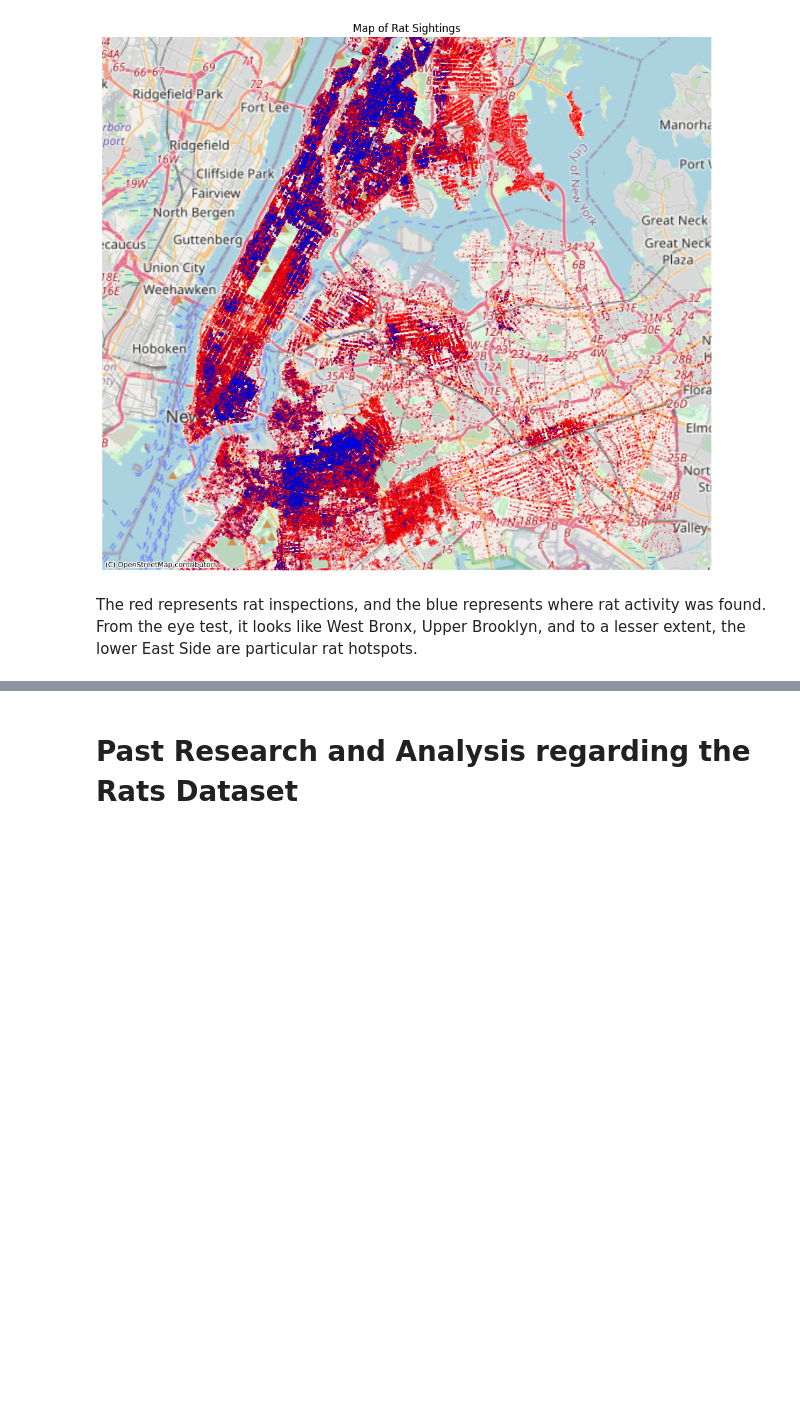
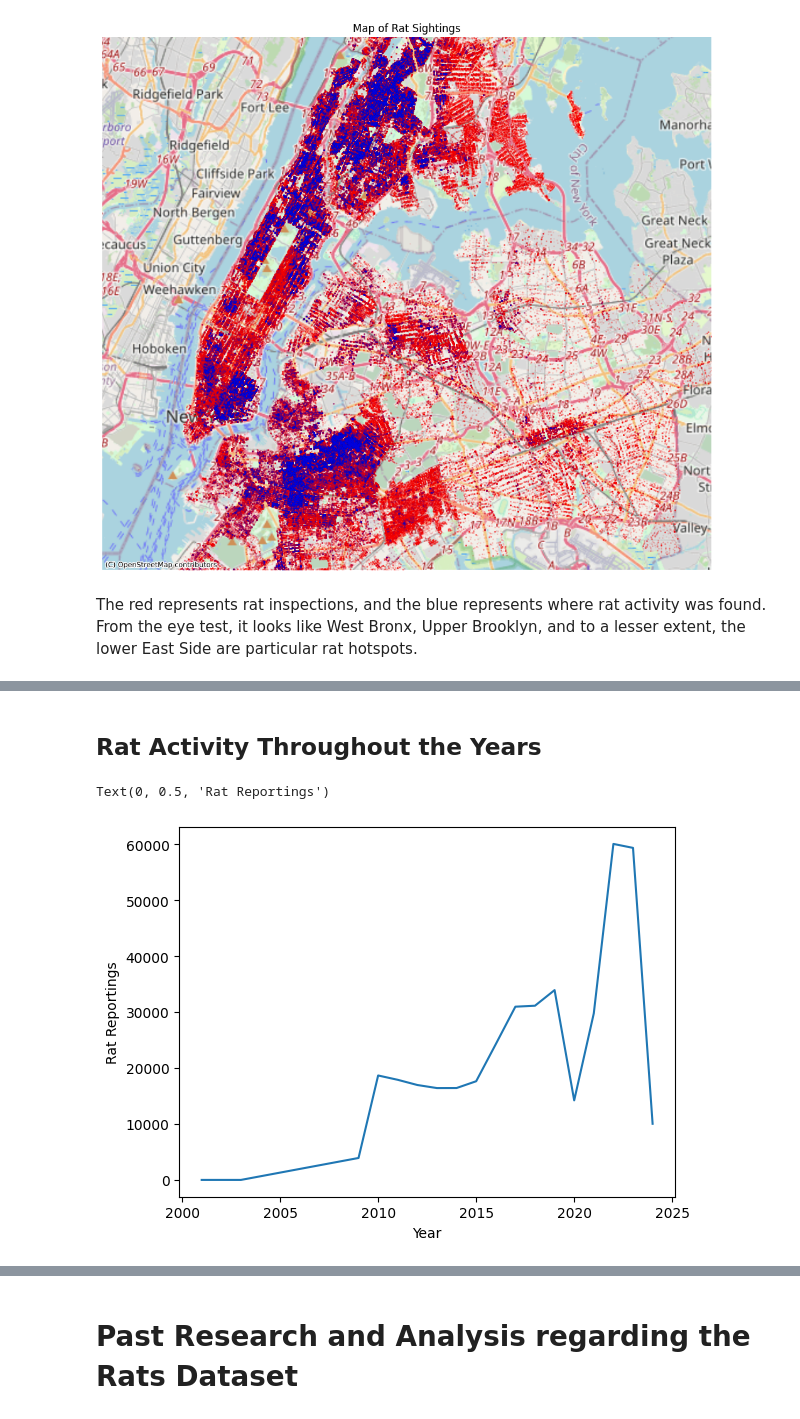
Before and after one commit to beachu23/final_proj_189, a Jupyter notebook: Final_project.ipynb, the cells around one changed output, grey strips where cells are left out. Drawn from its saved outputs; the diff is of its cells as text; code cells hidden in the pictures; blank space fills up the shorter version.

```diff
--- a/Final_project.ipynb
+++ b/Final_project.ipynb
@@ -83,4 +88,4 @@ df['YEAR'] = df['INSPECTION_DATE'].dt.year
 df['MONTH'] = df['INSPECTION_DATE'].dt.month
 df['DAY'] = df['INSPECTION_DATE'].dt.day
 df.set_index('JOB_TICKET_OR_WORK_ORDER_ID')
-df.drop(columns = ['JOB_ID', 'BBL', 'HOUSE_NUMBER', 'LOT', 'STREET_NAME', 'X_COORD', 'Y_COORD', 'LATITUDE', 'LONGITUDE', 'LOCATION'])
+df = df.drop(columns = ['BBL', 'HOUSE_NUMBER', 'LOT', 'STREET_NAME', 'X_COORD', 'Y_COORD', 'LATITUDE', 'LONGITUDE', 'LOCATION', 'COMMUNITY BOARD', 'CENSUS TRACT', 'BIN', 'NTA', 'DAY'])
@@ -100,0 +92,17 @@ df.drop(columns = ['JOB_ID', 'BBL', 'HOUSE_NUMBER', 'LOT', 'STREET_NAME', 'X_COO
+# %% [markdown]
+## Rat Activity Throughout the Years
+# %%
+df = df[(df['RESULT'] == 'Passed') | (df['RESULT'] == 'Rat Activity')]
+temp_df_2 = df.copy()
+temp_df_2 = (temp_df_2[temp_df_2['RESULT'] == 'Rat Activity']
+             .groupby('YEAR')[['RESULT']]
+             .count()
+             .reset_index()
+             )
+
+sns.lineplot(data = temp_df_2, x = 'YEAR', y = 'RESULT')
+plt.xlabel('Year')
+plt.ylabel('Rat Reportings')
+# %% [output]
+Text(0, 0.5, 'Rat Reportings')
+[figure, added]
```
Also changed, not shown: parts of 11 cells of this notebook.
